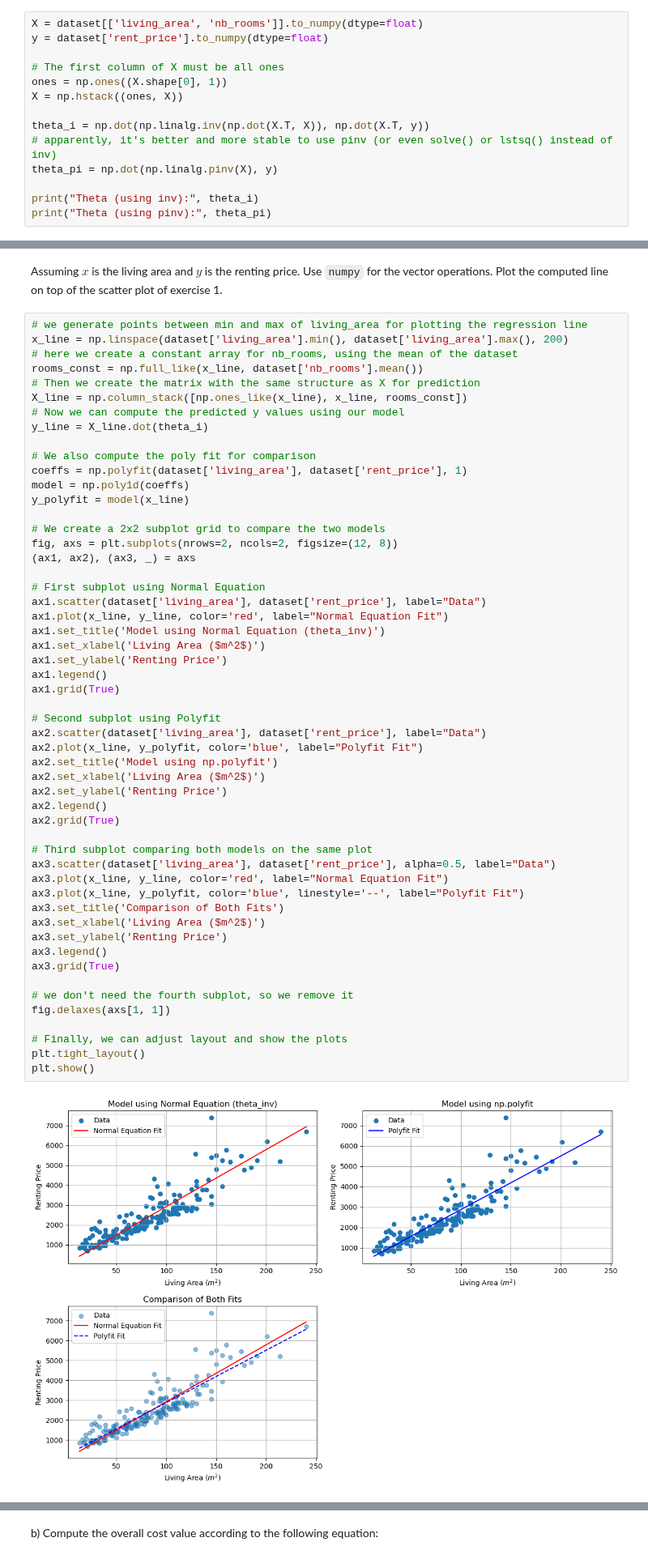
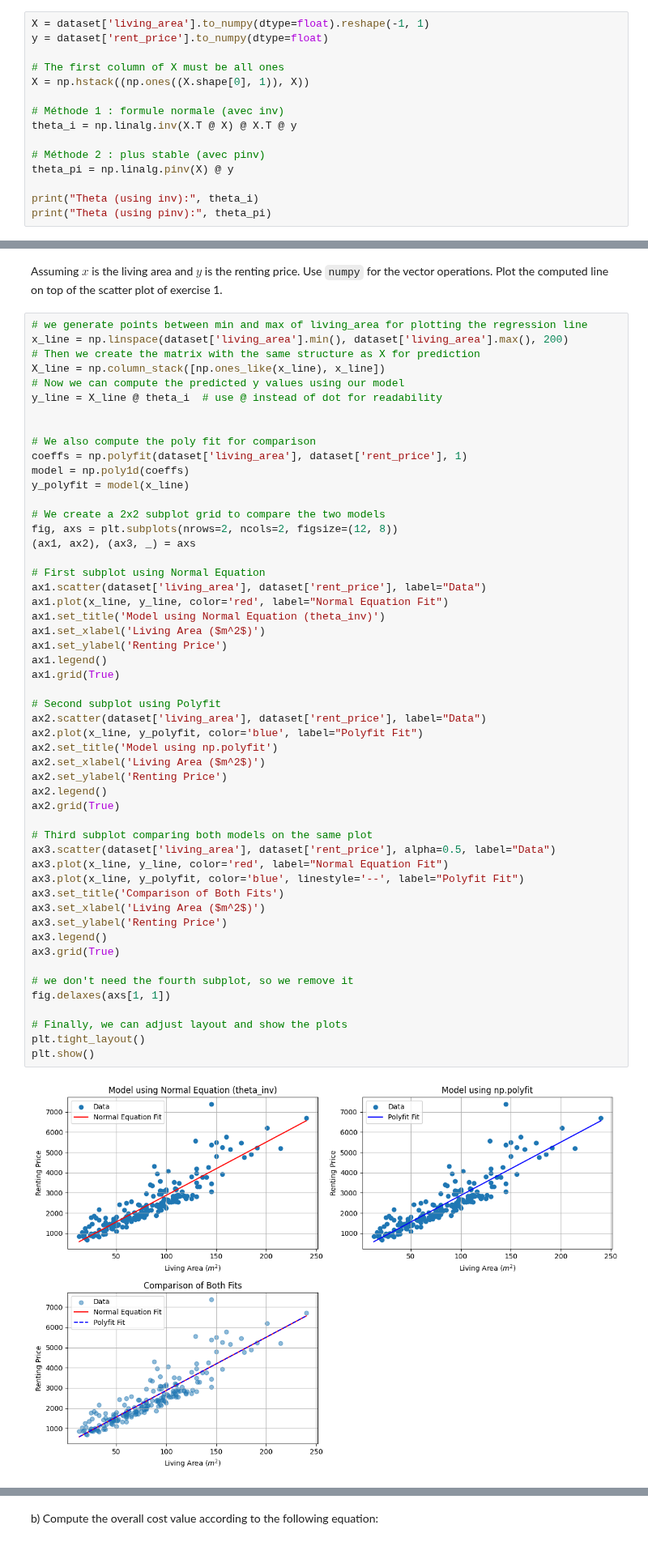
Before and after one commit to evarayHEIG/machle_labs, a Jupyter notebook: pw4/pw4-linear-regression-stud.ipynb, the cells around one changed output, grey strips where cells are left out. Shown at 81% size. Saved outputs shown, nothing was run; the diff lists cells and outputs as text.

```diff
--- a/pw4/pw4-linear-regression-stud.ipynb
+++ b/pw4/pw4-linear-regression-stud.ipynb
@@ -77,14 +75,15 @@ Assuming $x$ is the living area and $y$ is the renting price. Use `numpy` for th
 # %%
-X = dataset[['living_area', 'nb_rooms']].to_numpy(dtype=float)
+X = dataset['living_area'].to_numpy(dtype=float).reshape(-1, 1)
 y = dataset['rent_price'].to_numpy(dtype=float)
 
 # The first column of X must be all ones
-ones = np.ones((X.shape[0], 1))
-X = np.hstack((ones, X))
+X = np.hstack((np.ones((X.shape[0], 1)), X))
 
-theta_i = np.dot(np.linalg.inv(np.dot(X.T, X)), np.dot(X.T, y))
-# apparently, it's better and more stable to use pinv (or even solve() or lstsq() instead of inv)
-theta_pi = np.dot(np.linalg.pinv(X), y)
+# Méthode 1 : formule normale (avec inv)
+theta_i = np.linalg.inv(X.T @ X) @ X.T @ y
+
+# Méthode 2 : plus stable (avec pinv)
+theta_pi = np.linalg.pinv(X) @ y
 
 print("Theta (using inv):", theta_i)
 print("Theta (using pinv):", theta_pi)
@@ -96,12 +95,11 @@ Assuming $x$ is the living area and $y$ is the renting price. Use `numpy` for th
 # %%
 # we generate points between min and max of living_area for plotting the regression line
 x_line = np.linspace(dataset['living_area'].min(), dataset['living_area'].max(), 200)
-# here we create a constant array for nb_rooms, using the mean of the dataset
-rooms_const = np.full_like(x_line, dataset['nb_rooms'].mean())
 # Then we create the matrix with the same structure as X for prediction
-X_line = np.column_stack([np.ones_like(x_line), x_line, rooms_const])
+X_line = np.column_stack([np.ones_like(x_line), x_line])
 # Now we can compute the predicted y values using our model
-y_line = X_line.dot(theta_i)
+y_line = X_line @ theta_i  # use @ instead of dot for readability
+
 
 # We also compute the poly fit for comparison
 coeffs = np.polyfit(dataset['living_area'], dataset['rent_price'], 1)
@@ -120,32 +118,32 @@ ax1.set_xlabel('Living Area ($m^2$)')
 ax1.set_ylabel('Renting Price')
 ax1.legend()
 ax1.grid(True)
 
 # Second subplot using Polyfit
 ax2.scatter(dataset['living_area'], dataset['rent_price'], label="Data")
 ax2.plot(x_line, y_polyfit, color='blue', label="Polyfit Fit")
 ax2.set_title('Model using np.polyfit')
 ax2.set_xlabel('Living Area ($m^2$)')
 ax2.set_ylabel('Renting Price')
 ax2.legend()
 ax2.grid(True)
 
 # Third subplot comparing both models on the same plot
 ax3.scatter(dataset['living_area'], dataset['rent_price'], alpha=0.5, label="Data")
 ax3.plot(x_line, y_line, color='red', label="Normal Equation Fit")
 ax3.plot(x_line, y_polyfit, color='blue', linestyle='--', label="Polyfit Fit")
 ax3.set_title('Comparison of Both Fits')
 ax3.set_xlabel('Living Area ($m^2$)')
 ax3.set_ylabel('Renting Price')
 ax3.legend()
 ax3.grid(True)
 
 # we don't need the fourth subplot, so we remove it
 fig.delaxes(axs[1, 1])
 
 # Finally, we can adjust layout and show the plots
 plt.tight_layout()
 plt.show()
 # %% [output]
-[figure, old version]
+[figure, new version]
 # %% [markdown]
```
Also changed, not shown: parts of 7 cells of this notebook.
